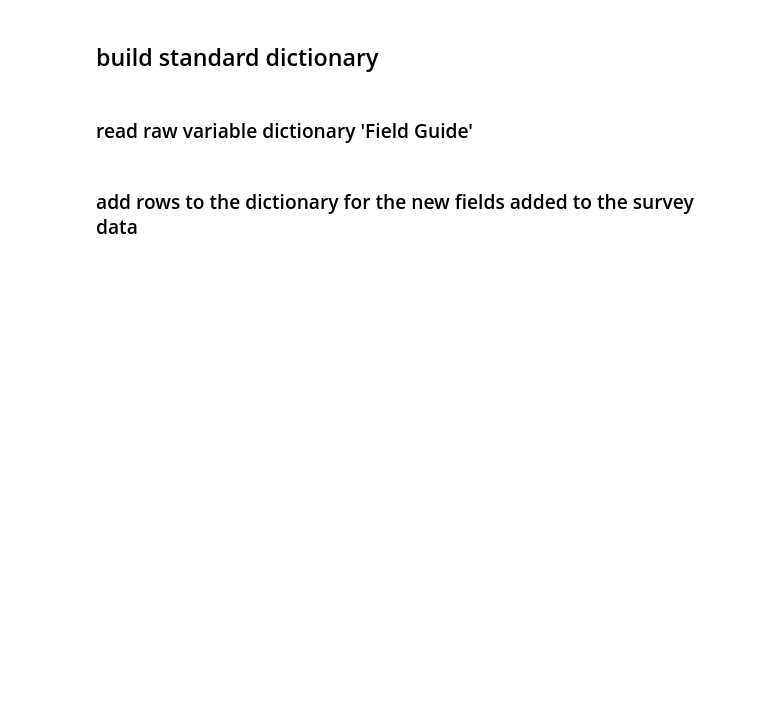
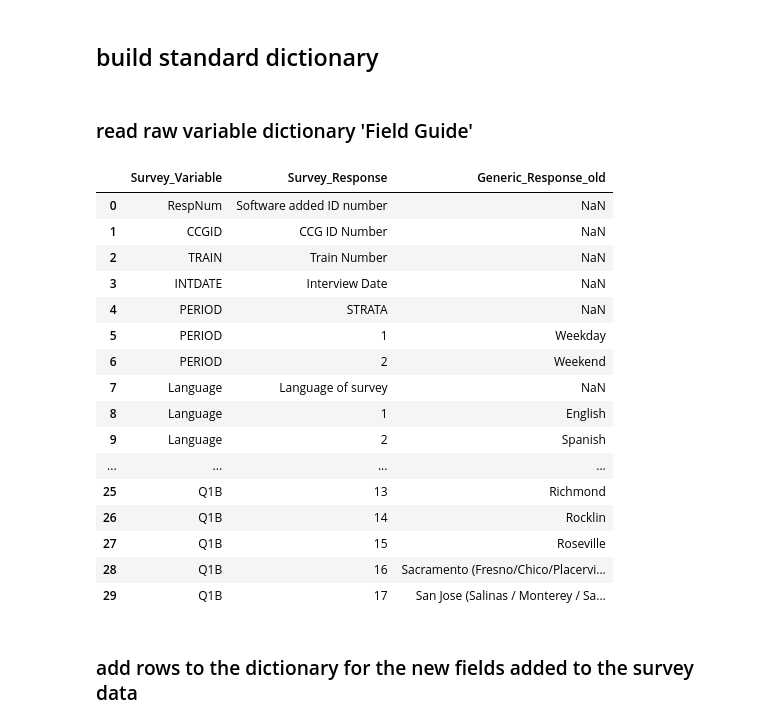
Before and after one commit to BayAreaMetro/transit-passenger-surveys, a Jupyter notebook: make-uniform/production/preprocess/preprocessing_CapitolCorridor.ipynb, the cells around one changed output. Saved outputs shown, nothing was run; the diff lists cells and outputs as text; code cells hidden in the pictures; blank space fills up the shorter version.

```diff
--- a/make-uniform/production/preprocess/preprocessing_CapitolCorridor.ipynb
+++ b/make-uniform/production/preprocess/preprocessing_CapitolCorridor.ipynb
@@ -839,6 +812,26 @@ survey_dict.rename(columns={'Field': 'Survey_Variable',
 
 # only keep needed columns
 var_dict = survey_dict[['Survey_Variable', 'Survey_Response', 'Generic_Response_old']].drop_duplicates()
+# %%
+var_dict.head(30)
+# %% [output]
+|  | Survey_Variable | Survey_Response | Generic_Response_old |
+| 0 | RespNum | Software added ID number | NaN |
+| 1 | CCGID | CCG ID Number | NaN |
+| 2 | TRAIN | Train Number | NaN |
+| 3 | INTDATE | Interview Date | NaN |
+| 4 | PERIOD | STRATA | NaN |
+| 5 | PERIOD | 1 | Weekday |
+| 6 | PERIOD | 2 | Weekend |
+| 7 | Language | Language of survey | NaN |
+| 8 | Language | 1 | English |
+| 9 | Language | 2 | Spanish |
+| ... | ... | ... | ... |
+| 25 | Q1B | 13 | Richmond |
+| 26 | Q1B | 14 | Rocklin |
+| 27 | Q1B | 15 | Roseville |
+| 28 | Q1B | 16 | Sacramento (Fresno/Chico/Placervi... |
+| 29 | Q1B | 17 | San Jose (Salinas / Monterey / Sa... |
 # %% [markdown]
 ### add rows to the dictionary for the new fields added to the survey data <a class="anchor" id="add_row"></a>
 # %%
```
Also changed, not shown: parts of 18 cells of this notebook.
